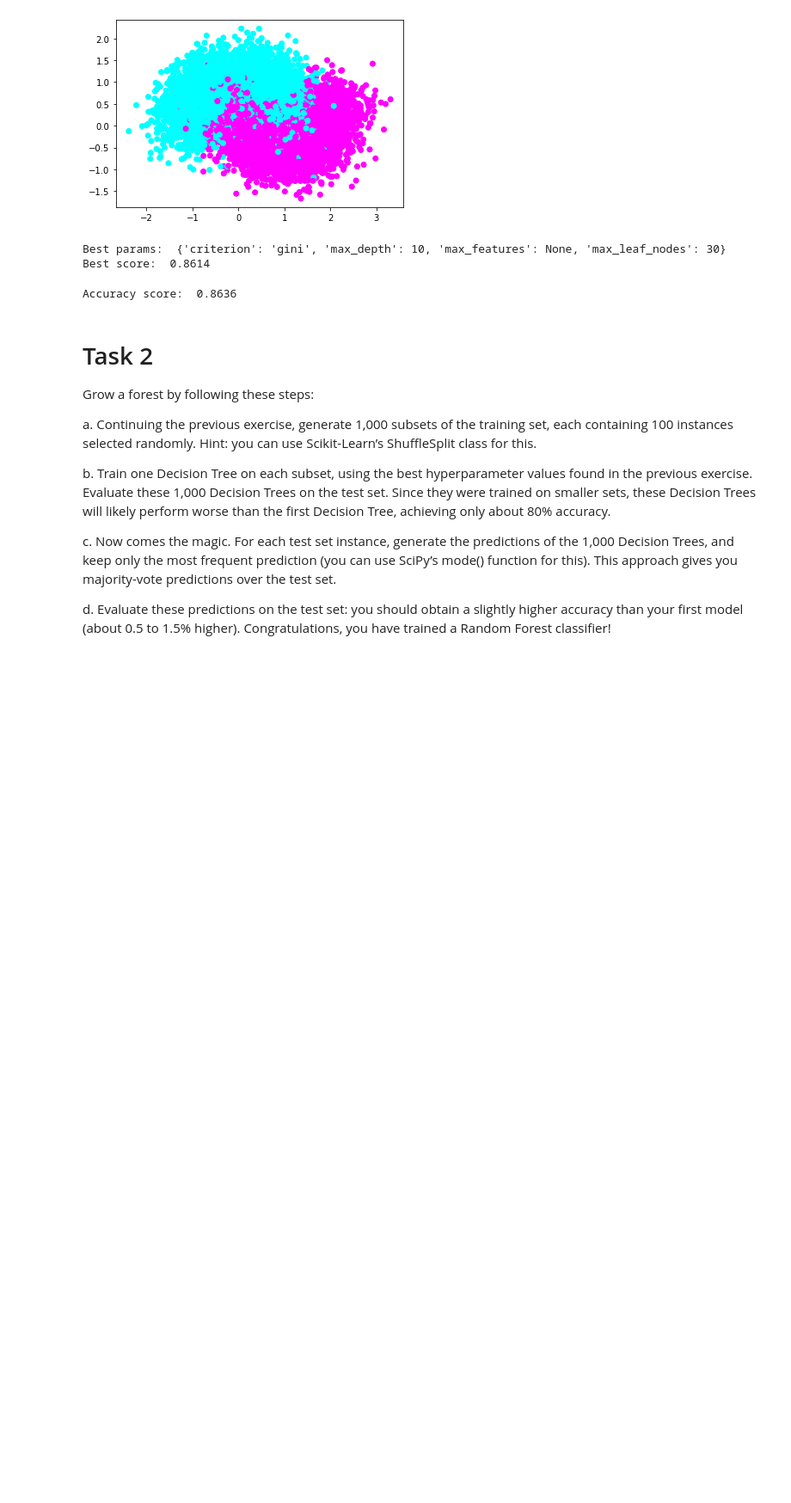
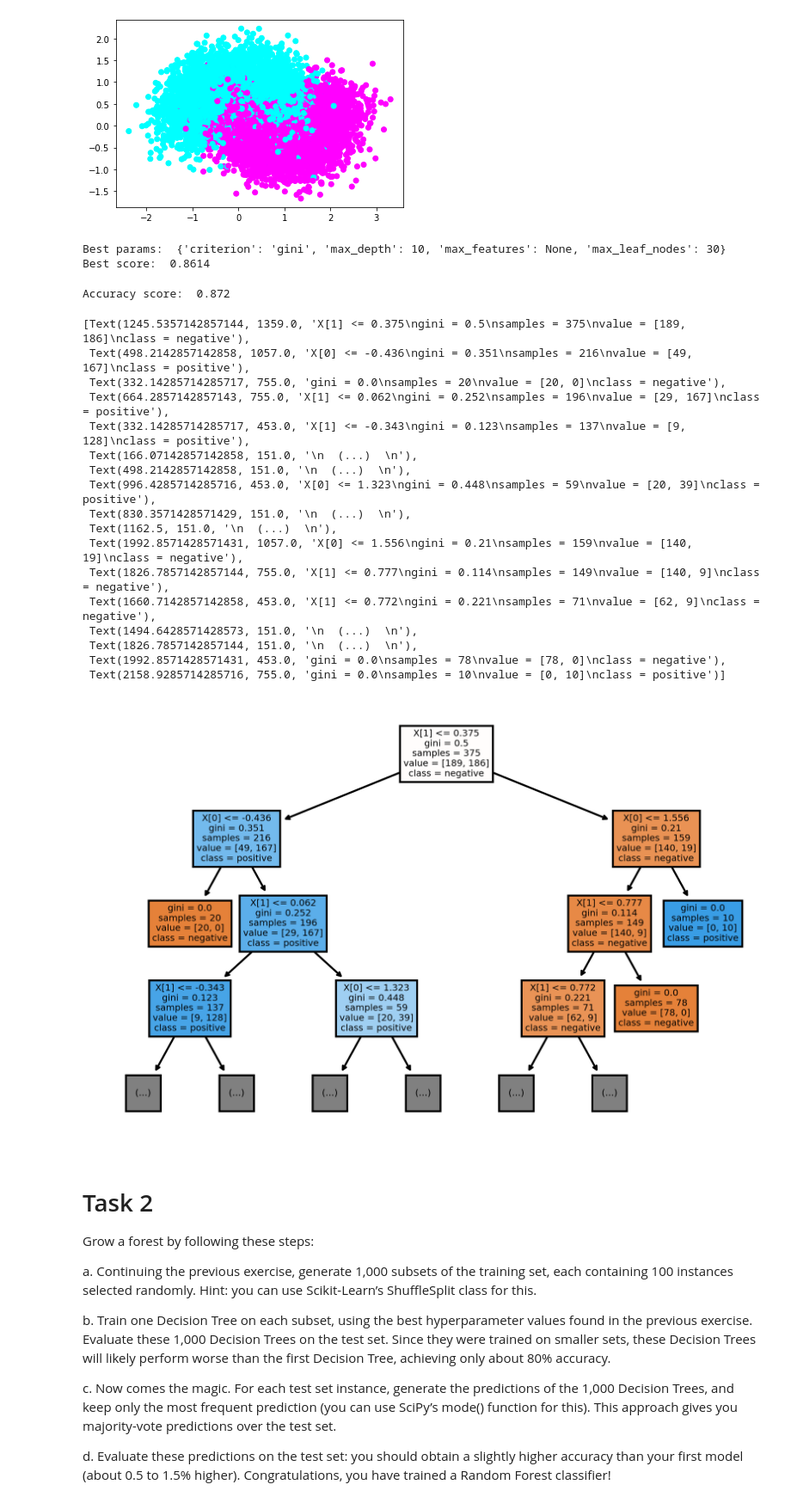
Before and after one commit to hamletinatonakanyan/DS_Class-Tasks, a Jupyter notebook: Macine Learning/Decision_Trees_Bagging.ipynb, the cells around one changed output. Shown at 86% size. Saved outputs shown, nothing was run; the diff lists cells and outputs as text; code cells hidden in the pictures; blank space fills up the shorter version.

Commit message:
Decision Trees. Bagging and Voting methods. (added plot tree)

```diff
--- a/Macine Learning/Decision_Trees_Bagging.ipynb
+++ b/Macine Learning/Decision_Trees_Bagging.ipynb
@@ -62,13 +63,39 @@ Best score:  0.8614
 # %%
 # fit model with tuned parameters
 
-df_clf = DecisionTreeClassifier(criterion='gini', max_depth=10, max_features=None, max_leaf_nodes=30)
-df_clf.fit(X_train, y_train)
-dt_pred = df_clf.predict(X_test)
+dt_clf = DecisionTreeClassifier(criterion='gini', max_depth=10, max_features=None, max_leaf_nodes=30)
+dt_clf.fit(X_train, y_train)
+dt_pred = dt_clf.predict(X_test)
 dt_accuracy = accuracy_score(y_test, dt_pred)
 print('Accuracy score: ', dt_accuracy)
 # %% [output]
-Accuracy score:  0.8636
+Accuracy score:  0.872
+# %%
+# plot the tree
+plt.subplots(dpi=500)
+tree.plot_tree(dt_clf,
+               class_names=['negative', 'positive'],
+               filled=True,
+               max_depth=3)
+# %% [output]
+[Text(1245.5357142857144, 1359.0, 'X[1] <= 0.375\ngini = 0.5\nsamples = 375\nvalue = [189, 186]\nclass = negative'),
+ Text(498.2142857142858, 1057.0, 'X[0] <= -0.436\ngini = 0.351\nsamples = 216\nvalue = [49, 167]\nclass = positive'),
+ Text(332.14285714285717, 755.0, 'gini = 0.0\nsamples = 20\nvalue = [20, 0]\nclass = negative'),
+ Text(664.2857142857143, 755.0, 'X[1] <= 0.062\ngini = 0.252\nsamples = 196\nvalue = [29, 167]\nclass = positive'),
+ Text(332.14285714285717, 453.0, 'X[1] <= -0.343\ngini = 0.123\nsamples = 137\nvalue = [9, 128]\nclass = positive'),
+ Text(166.07142857142858, 151.0, '\n  (...)  \n'),
+ Text(498.2142857142858, 151.0, '\n  (...)  \n'),
+ Text(996.4285714285716, 453.0, 'X[0] <= 1.323\ngini = 0.448\nsamples = 59\nvalue = [20, 39]\nclass = positive'),
+ Text(830.3571428571429, 151.0, '\n  (...)  \n'),
+ Text(1162.5, 151.0, '\n  (...)  \n'),
+ Text(1992.8571428571431, 1057.0, 'X[0] <= 1.556\ngini = 0.21\nsamples = 159\nvalue = [140, 19]\nclass = negative'),
+ Text(1826.7857142857144, 755.0, 'X[1] <= 0.777\ngini = 0.114\nsamples = 149\nvalue = [140, 9]\nclass = negative'),
+ Text(1660.7142857142858, 453.0, 'X[1] <= 0.772\ngini = 0.221\nsamples = 71\nvalue = [62, 9]\nclass = negative'),
+ Text(1494.6428571428573, 151.0, '\n  (...)  \n'),
+ Text(1826.7857142857144, 151.0, '\n  (...)  \n'),
+ Text(1992.8571428571431, 453.0, 'gini = 0.0\nsamples = 78\nvalue = [78, 0]\nclass = negative'),
+ Text(2158.9285714285716, 755.0, 'gini = 0.0\nsamples = 10\nvalue = [0, 10]\nclass = positive')]
+[figure, added]
 # %% [markdown]
 # Task 2
 Grow a forest by following these steps:
```
Also changed, not shown: parts of 2 cells of this notebook.
